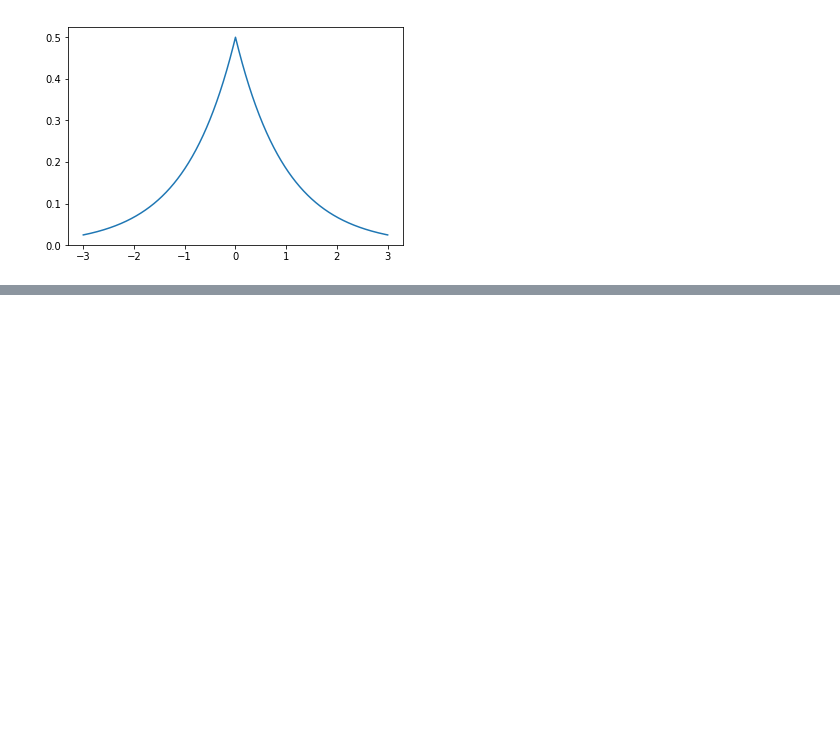
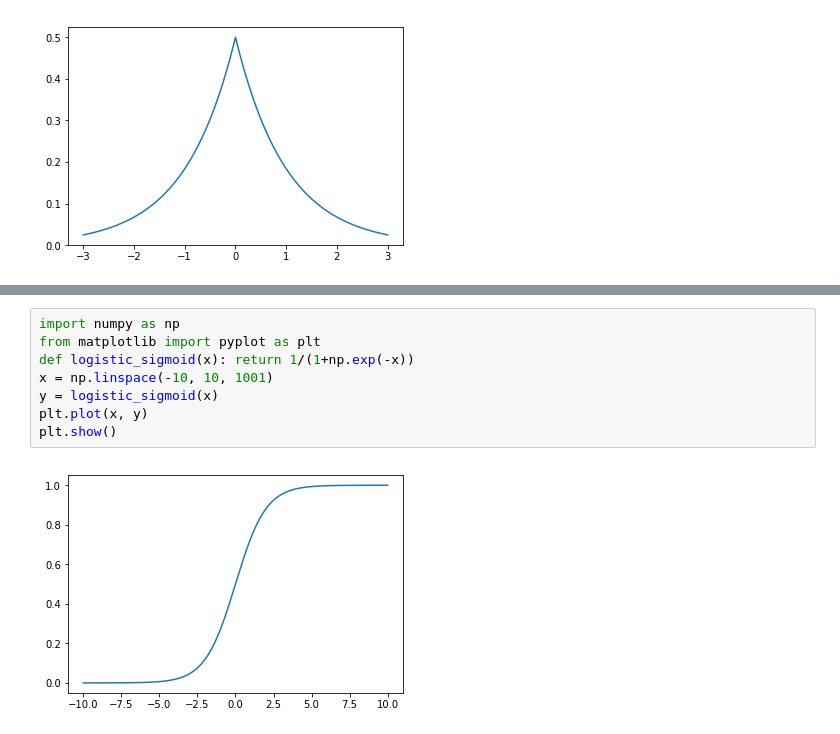
Before and after one commit to wangyingsm/tech-blog, a Jupyter notebook: notes/DLBible/episode2.ipynb, the cells around one changed output, grey strips where cells are left out. Drawn from its saved outputs; the diff is of its cells as text; blank space fills up the shorter version.

```diff
--- a/notes/DLBible/episode2.ipynb
+++ b/notes/DLBible/episode2.ipynb
@@ -122,0 +140,10 @@ plt.plot(x, y)
+# %%
+import numpy as np
+from matplotlib import pyplot as plt
+def logistic_sigmoid(x): return 1/(1+np.exp(-x))
+x = np.linspace(-10, 10, 1001)
+y = logistic_sigmoid(x)
+plt.plot(x, y)
+plt.show()
+# %% [output]
+[figure, added]
```
Also changed, not shown: parts of 13 cells of this notebook.
